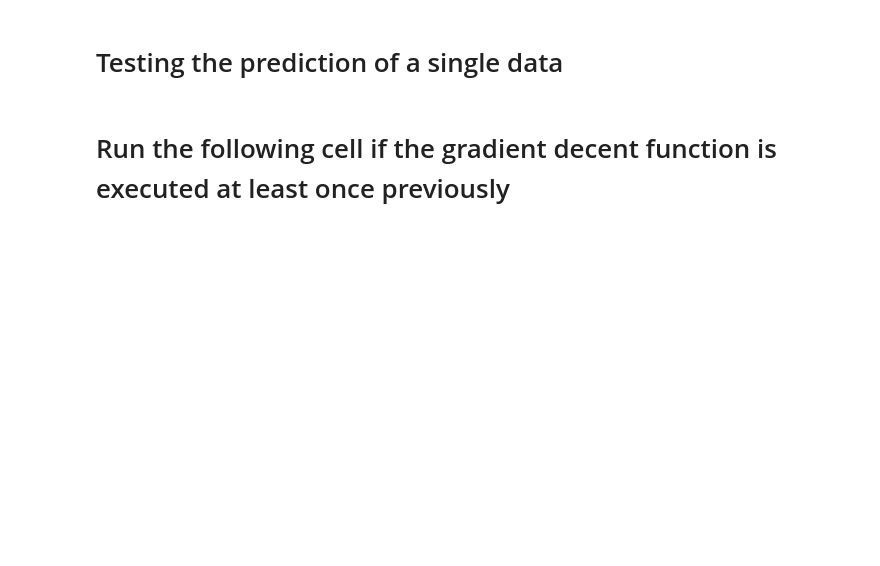
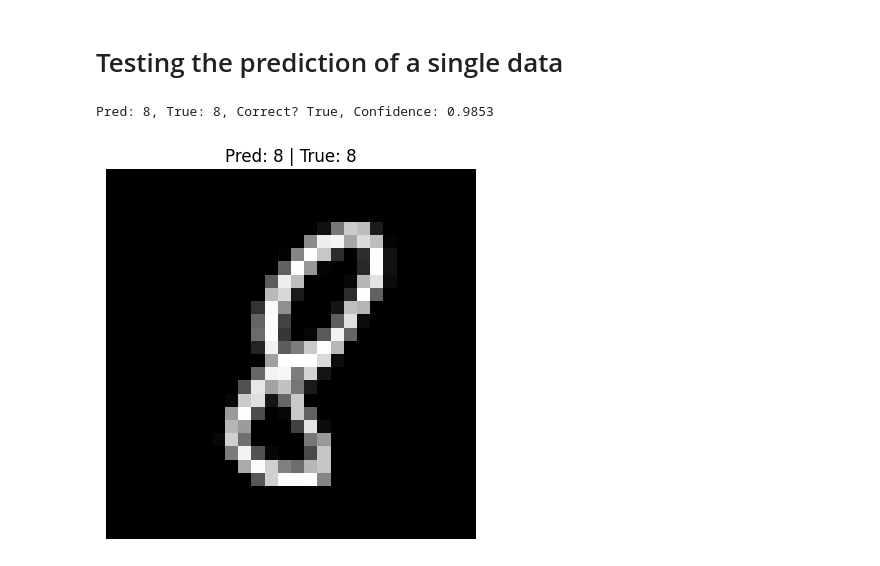
Before and after one commit to SalmanFaris7/Neural_Network_from_Scratch, a Jupyter notebook: neural-network-from-scratch.ipynb, the cells around one changed output. Saved outputs shown, nothing was run; the diff lists cells and outputs as text; code cells hidden in the pictures; blank space fills up the shorter version.

```diff
--- a/neural-network-from-scratch.ipynb
+++ b/neural-network-from-scratch.ipynb
@@ -186,7 +175,7 @@ def foward_prop(w1, b1, w2, b2, X):
 # Backpropagation
 # %%
 def back_prop(w1, b1, w2, b2, z1, a1, z2, a2, X, Y):
-  m = Y.size[1]
+  m = X.shape[1]
   dz2 = a2 - Y
   dw2 = 1/m * dz2.dot(a1.T) #(10, 10)
   db2 = 1/m * np.sum(dz2, axis=1, keepdims=True)
@@ -208,8 +197,8 @@ def update_params(w1, b1, w2, b2, dw1, db1, dw2, db2, alpha):
 # One hot encoding the Y labels
 # %%
 def one_hot_encoding(Y):
-  one_hot_Y = np.zeros((Y.size, 10))
-  one_hot_Y[np.arange(Y.size), Y] = 1
+  one_hot_Y = np.zeros((Y.size, 10), dtype=np.float32)
+  one_hot_Y[np.arange(Y.size), Y.astype(int)] = 1
   one_hot_Y = one_hot_Y.T
   return one_hot_Y
 # %% [markdown]
@@ -264,0 +305,11 @@ TypeError: 'int' object is not subscriptable
+# %%
+w1, b1, w2, b2 = train_minibatch(
+X=x_train, y=y_train,
+epochs=10, batch_size=128, lr=0.1,
+X_val=x_dev, y_val=y_dev, seed=42
+)
+#Evaluate:
+_, _, _, a2_tr = forward_prop(w1, b1, w2, b2, x_train)
+print("Final train acc:", np.mean(predictions(a2_tr) == y_train))
+_, _, _, a2_dv = forward_prop(w1, b1, w2, b2, x_dev)
+print("Final dev acc:", np.mean(predictions(a2_dv) == y_dev))
@@ -281,4 +338,0 @@ y_train[0:100]
-# %% [markdown]
-# Run the following cell if the gradient decent function is executed at least once previously
-# %%
-w1, b1, w2, b2 = gradient_decent(x_train, y_train, 400, 0.01, 0.001, w1, b1, w2, b2, True)
@@ -286,0 +339,22 @@ x_train[:, 1].shape
+# %%
+# pick an index from the dev set
+idx = 99  # change as you like
+
+# prepare sample (keep 2D)
+x_sample = x_dev[:, idx:idx+1]       # (784, 1)
+y_true = int(y_dev[idx])
+
+# forward + predict
+_, _, _, a2 = forward_prop(w1, b1, w2, b2, x_sample)
+y_pred = int(predictions(a2)[0])
+conf = float(a2[y_pred, 0])          # softmax confidence
+
+print(f"Pred: {y_pred}, True: {y_true}, Correct? {y_pred == y_true}, Confidence: {conf:.4f}")
+
+# optional: visualize
+plt.imshow(x_sample.reshape(28, 28), cmap='gray')
+plt.title(f'Pred: {y_pred} | True: {y_true}')
+plt.axis('off'); plt.show()
+# %% [output]
+Pred: 8, True: 8, Correct? True, Confidence: 0.9853
+[figure, added]
```
Also changed, not shown: parts of 24 cells of this notebook.
